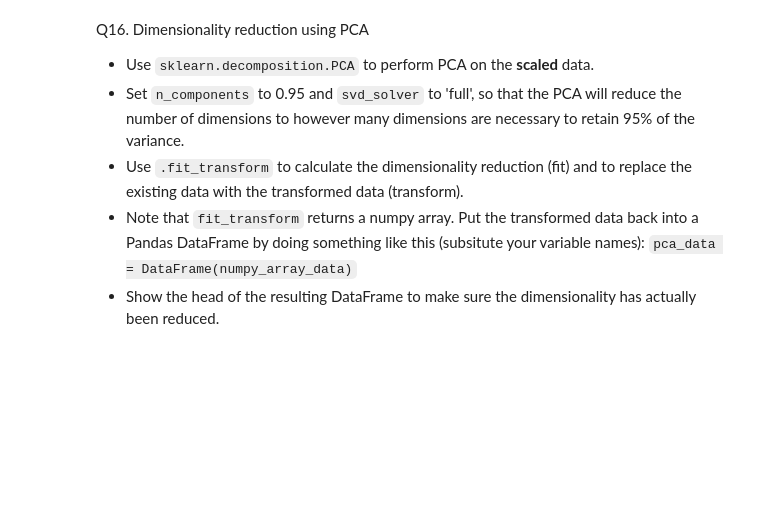
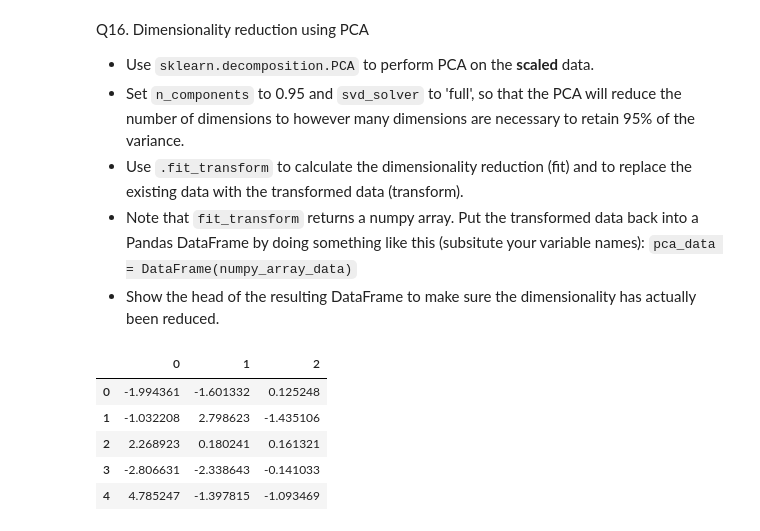
Before and after one commit to IanC04/CS363M, a Jupyter notebook: Assignments/Assignment 1/Assignment_1.ipynb, the cells around one changed output. Drawn from its saved outputs; the diff is of its cells as text; code cells hidden in the pictures; blank space fills up the shorter version.

```diff
--- a/Assignments/Assignment 1/Assignment_1.ipynb
+++ b/Assignments/Assignment 1/Assignment_1.ipynb
@@ -330,0 +342,13 @@ Q16. Dimensionality reduction using PCA
+# %%
+# your code goes here
+pca = PCA(n_components=0.95, svd_solver='full')
+scaled_data_no_nan = scaled_data.dropna(axis=1)
+pca_data = pd.DataFrame(pca.fit_transform(scaled_data_no_nan))
+pca_data.head()
+# %% [output]
+|  | 0 | 1 | 2 |
+| 0 | -1.994361 | -1.601332 | 0.125248 |
+| 1 | -1.032208 | 2.798623 | -1.435106 |
+| 2 | 2.268923 | 0.180241 | 0.161321 |
+| 3 | -2.806631 | -2.338643 | -0.141033 |
+| 4 | 4.785247 | -1.397815 | -1.093469 |
```
Also changed, not shown: parts of 2 cells of this notebook.
